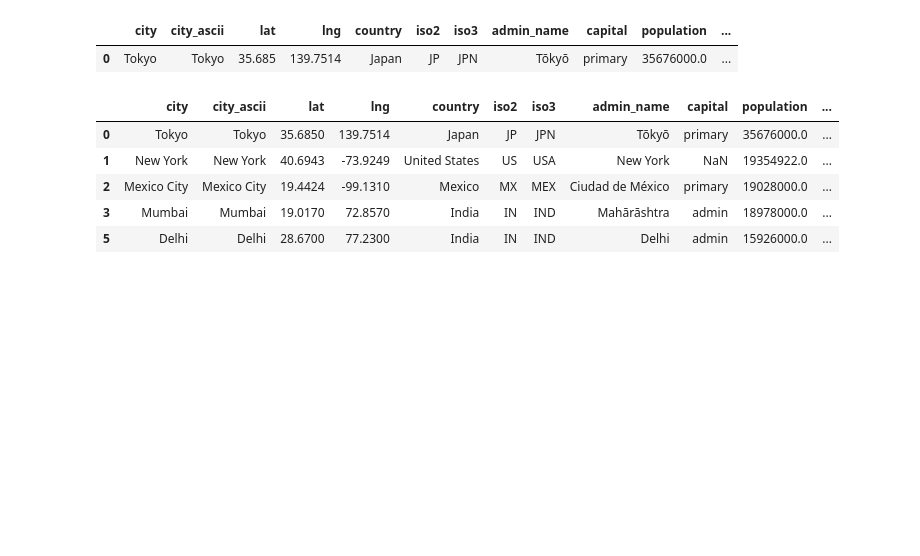
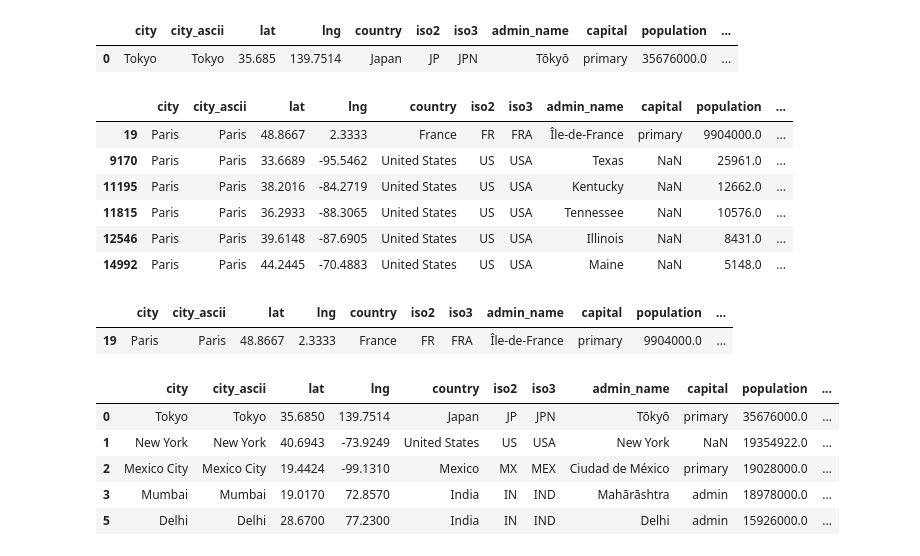
Before and after one commit to benkeel/hestia_python_practicals, a Jupyter notebook: week4/Week4_code.ipynb, the cells around one changed output. Saved outputs shown, nothing was run; the diff lists cells and outputs as text; code cells hidden in the pictures; blank space fills up the shorter version.

```diff
--- a/week4/Week4_code.ipynb
+++ b/week4/Week4_code.ipynb
@@ -53,6 +53,21 @@ WC_DF[WC_DF["city"] == "Tokyo"]
 # %% [output]
 |  | city | city_ascii | lat | lng | country | iso2 | iso3 | admin_name | capital | population | ... |
 | 0 | Tokyo | Tokyo | 35.685 | 139.7514 | Japan | JP | JPN | Tōkyō | primary | 35676000.0 | ... |
+# %%
+WC_DF[WC_DF["city"] == "Paris"]
+# %% [output]
+|  | city | city_ascii | lat | lng | country | iso2 | iso3 | admin_name | capital | population | ... |
+| 19 | Paris | Paris | 48.8667 | 2.3333 | France | FR | FRA | Île-de-France | primary | 9904000.0 | ... |
+| 9170 | Paris | Paris | 33.6689 | -95.5462 | United States | US | USA | Texas | NaN | 25961.0 | ... |
+| 11195 | Paris | Paris | 38.2016 | -84.2719 | United States | US | USA | Kentucky | NaN | 12662.0 | ... |
+| 11815 | Paris | Paris | 36.2933 | -88.3065 | United States | US | USA | Tennessee | NaN | 10576.0 | ... |
+| 12546 | Paris | Paris | 39.6148 | -87.6905 | United States | US | USA | Illinois | NaN | 8431.0 | ... |
+| 14992 | Paris | Paris | 44.2445 | -70.4883 | United States | US | USA | Maine | NaN | 5148.0 | ... |
+# %%
+WC_DF[WC_DF["city"] == "Paris"][WC_DF["country"] == "France"]
+# %% [output]
+|  | city | city_ascii | lat | lng | country | iso2 | iso3 | admin_name | capital | population | ... |
+| 19 | Paris | Paris | 48.8667 | 2.3333 | France | FR | FRA | Île-de-France | primary | 9904000.0 | ... |
 # %%
 WC_DF[  WC_DF['lat']>5  ][:5]
 # %% [output]
```
Also changed, not shown: parts of 3 cells of this notebook.
